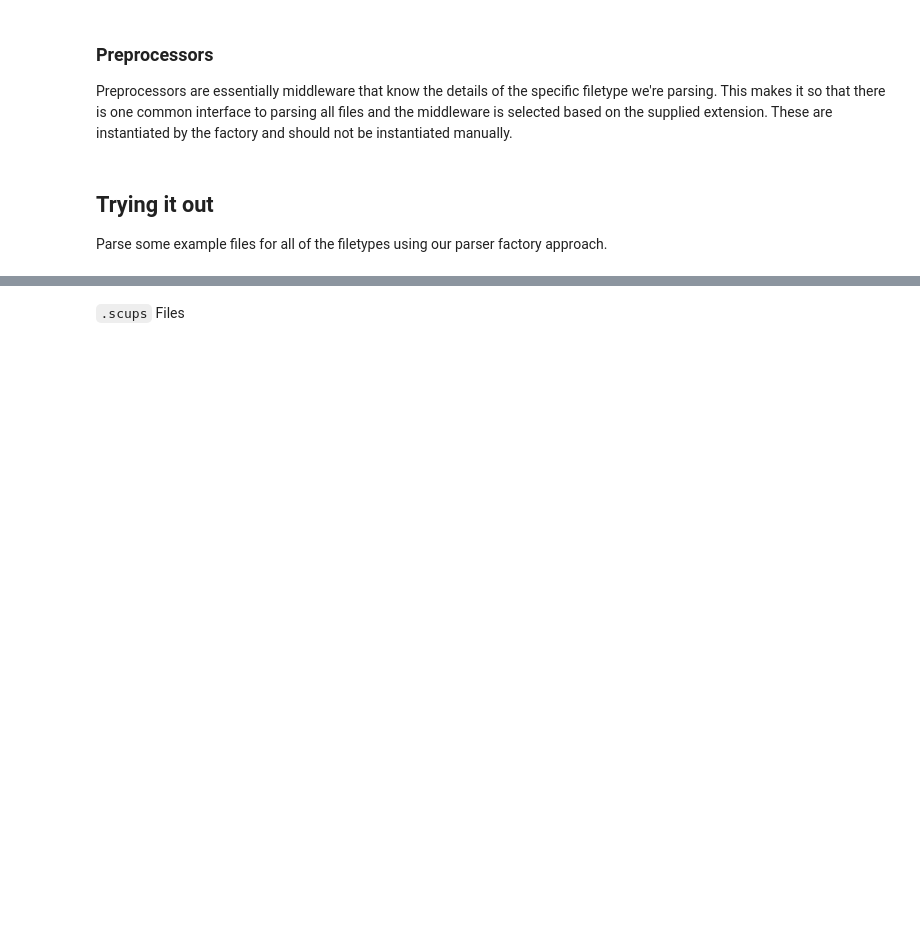
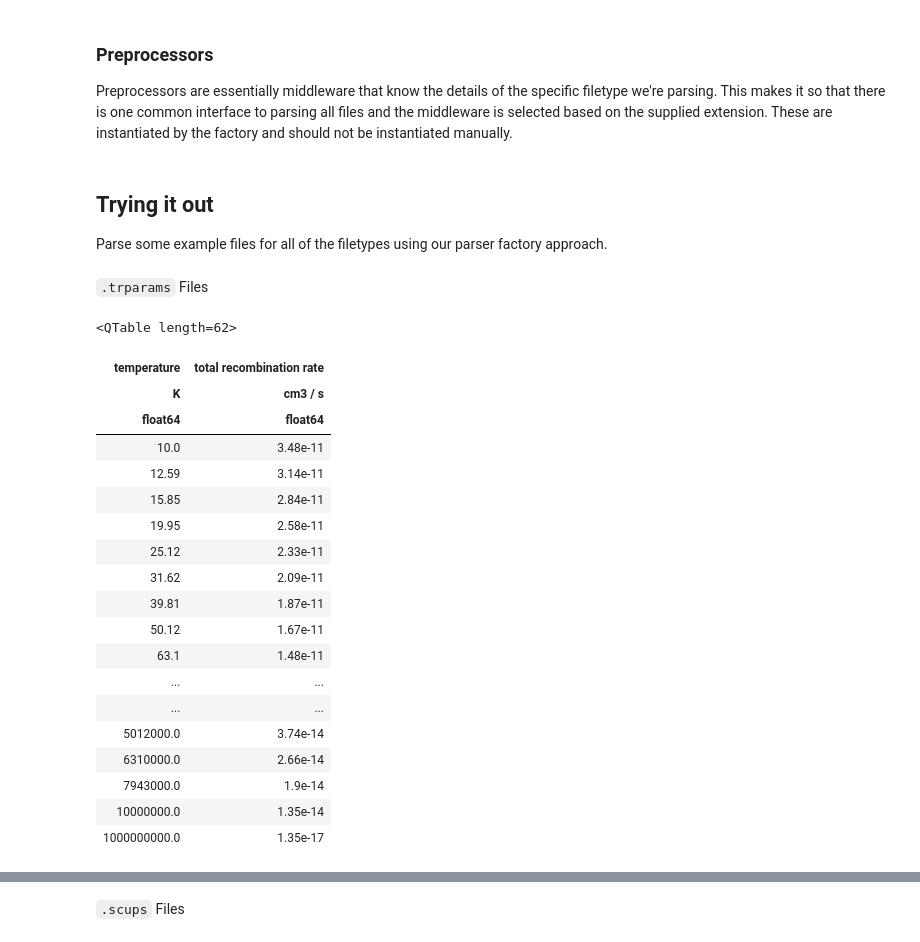
Before and after one commit to wtbarnes/research_notebook, a Jupyter notebook: fiasco/Parse Raw CHIANTI Data.ipynb, the cells around one changed output, grey strips where cells are left out. Saved outputs shown, nothing was run; the diff lists cells and outputs as text; code cells hidden in the pictures; blank space fills up the shorter version.

```diff
--- a/fiasco/Parse Raw CHIANTI Data.ipynb
+++ b/fiasco/Parse Raw CHIANTI Data.ipynb
@@ -264,3 +376,28 @@ class WgfaParser(GenericParser):
 # %% [markdown]
 ## Trying it out
 Parse some example files for all of the filetypes using our parser factory approach.
+# %% [markdown]
+`.trparams` Files
+# %%
+Parser('fe_2.trparams').parse()
+# %% [output]
+<QTable length=62>
+| temperature | total recombination rate |
+| K | cm3 / s |
+| float64 | float64 |
+| 10.0 | 3.48e-11 |
+| 12.59 | 3.14e-11 |
+| 15.85 | 2.84e-11 |
+| 19.95 | 2.58e-11 |
+| 25.12 | 2.33e-11 |
+| 31.62 | 2.09e-11 |
+| 39.81 | 1.87e-11 |
+| 50.12 | 1.67e-11 |
+| 63.1 | 1.48e-11 |
+| ... | ... |
+| ... | ... |
+| 5012000.0 | 3.74e-14 |
+| 6310000.0 | 2.66e-14 |
+| 7943000.0 | 1.9e-14 |
+| 10000000.0 | 1.35e-14 |
+| 1000000000.0 | 1.35e-17 |
```
Also changed, not shown: parts of 25 cells of this notebook, 2 other files.
